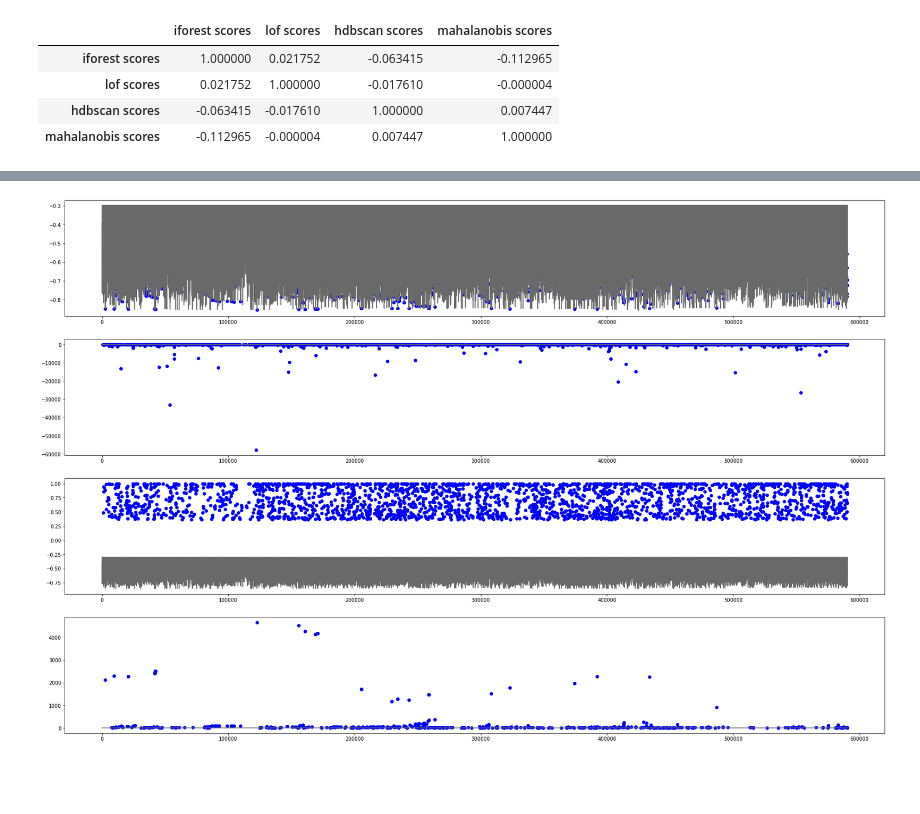
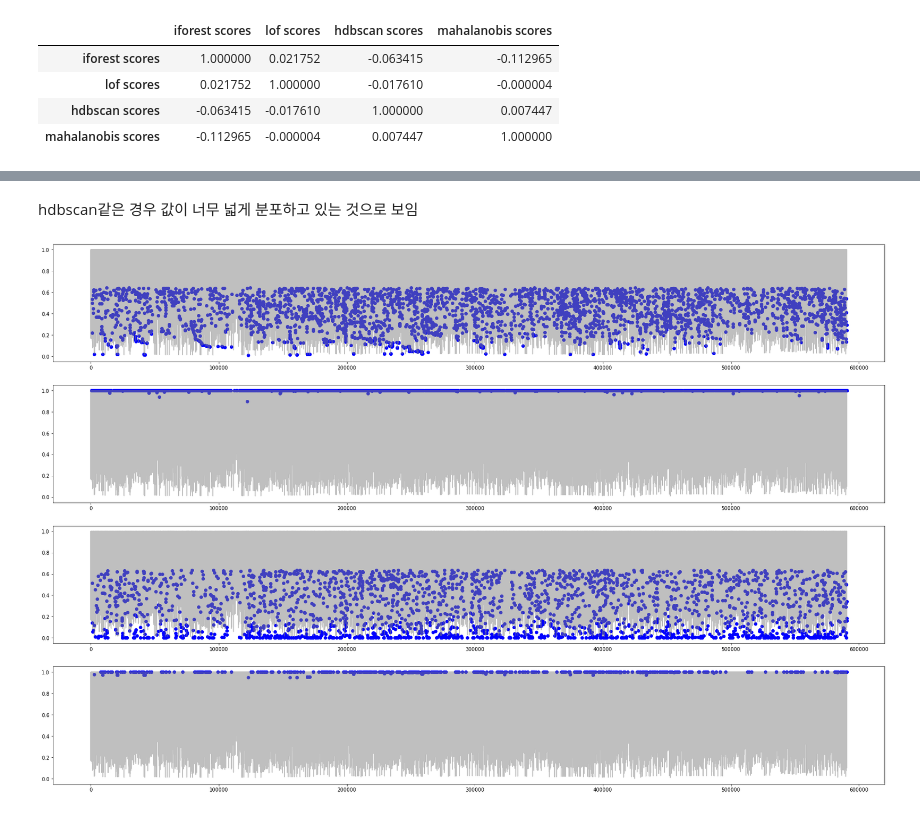
Before and after one commit to kkimlim2/outlier_detection, a Jupyter notebook: comparison.ipynb, the cells around one changed output, grey strips where cells are left out. Drawn from its saved outputs; the diff is of its cells as text; code cells hidden in the pictures; blank space fills up the shorter version.

```diff
--- a/comparison.ipynb
+++ b/comparison.ipynb
@@ -33,0 +27,4 @@ target.corr().loc['iforest scores':'mahalanobis scores','iforest scores':'mahala
+# %%
+scaler=MinMaxScaler()
+target_norm=scaler.fit_transform(target.iloc[:,7:11])
+target_norm
@@ -33,0 +39,2 @@ target.corr().loc['iforest scores':'mahalanobis scores','iforest scores':'mahala
+# %%
+target.iloc[:,7:11]=target_norm
@@ -33,0 +53,5 @@ target.corr().loc['iforest scores':'mahalanobis scores','iforest scores':'mahala
+# %%
+## 모두 lower means oultier로 통일시켜주자
+
+target['hdbscan scores']=1-target['hdbscan scores']
+target['mahalanobis scores']=1-target['mahalanobis scores']
@@ -33,0 +70,9 @@ target.corr().loc['iforest scores':'mahalanobis scores','iforest scores':'mahala
+# %%
+methods=['iforest','lof','hdbscan','mahalanobis']
+methods_score=[i+" scores" for i in methods]
+
+fig=plt.figure(figsize=(10,5))
+for i in methods_score:
+    plt.hist(target[i],bins=100,histtype='step',label=i)
+plt.legend()
+plt.show()
@@ -34,9 +81,11 @@ target.corr().loc['iforest scores':'mahalanobis scores','iforest scores':'mahala
+# %% [markdown]
+hdbscan같은 경우 값이 너무 넓게 분포하고 있는 것으로 보임
 # %%
 fig,axes=plt.subplots(4,figsize=(30,20))
 methods=['iforest','lof','hdbscan','mahalanobis']
 for i in range(4):
-    axes[i].plot(target[['iforest scores']],color='dimgrey')
+    axes[i].plot(target[['iforest scores']],color='grey',alpha=0.5)
     axes[i].scatter(target.loc[(target['isFraud']==1) & (target[methods[i]]==-1)].index,
                     target.loc[(target['isFraud']==1) & (target[methods[i]]==-1),[methods[i]+' scores']],color='blue')
 # %% [output]
-[figure, old version]
+[figure, new version]
```
Also changed, not shown: parts of 14 cells of this notebook.
